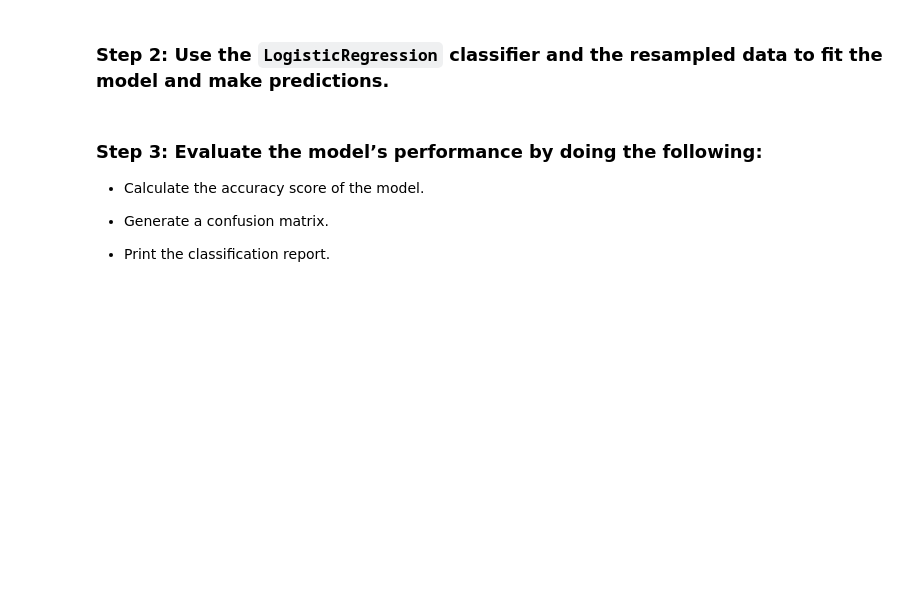
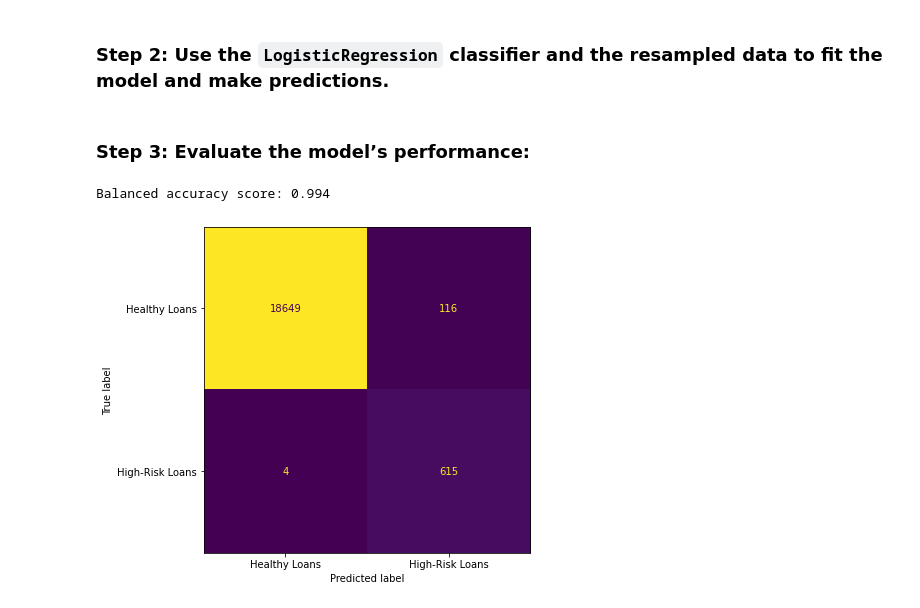
Before and after one commit to Jayplect/credit-risk-classification, a Jupyter notebook: credit_risk_classification.ipynb, the cells around one changed output. Saved outputs shown, nothing was run; the diff lists cells and outputs as text; code cells hidden in the pictures; blank space fills up the shorter version.

Commit message:
added random oversampling regression model

```diff
--- a/credit_risk_classification.ipynb
+++ b/credit_risk_classification.ipynb
@@ -217,7 +216,7 @@ from imblearn.over_sampling import RandomOverSampler
 
 # Instantiate the random oversampler model
 # # Assign a random_state parameter of 1 to the model
-# YOUR CODE HERE!
+ros = RandomOverSampler(random_state = 1)
 
 # Fit the original training data to the random_oversampler model
-# YOUR CODE HERE!
+X_ros, y_ros = ros.fit_resample(X_train, y_train)
@@ -231,23 +232,19 @@ ModuleNotFoundError: No module named 'imblearn'
 # %%
 # Instantiate the Logistic Regression model
 # Assign a random_state parameter of 1 to the model
-# YOUR CODE HERE!
+log_ros= LogisticRegression(random_state = 1)
 
 # Fit the model using the resampled training data
-# YOUR CODE HERE!
+log_ros.fit(X_ros, y_ros)
 
 # Make a prediction using the testing data
-# YOUR CODE HERE!
+log_ros_pred = log_ros.predict(X_test)
 # %% [markdown]
-### Step 3: Evaluate the model’s performance by doing the following:
-
-* Calculate the accuracy score of the model.
-
-* Generate a confusion matrix.
-
-* Print the classification report.
+### Step 3: Evaluate the model’s performance:
 # %%
 # Print the balanced_accuracy score of the model
-# YOUR CODE HERE!
+print("Balanced accuracy score: %.3f" % balanced_accuracy_score(y_test, log_ros_pred))
+# %% [output]
+Balanced accuracy score: 0.994
 # %%
 # Generate a confusion matrix for the model
@@ -255,2 +252,17 @@ ModuleNotFoundError: No module named 'imblearn'
+# %%
+# create confusion matrix from predictions
+fig, ax = plt.subplots(figsize=(8, 6))
+ConfusionMatrixDisplay.from_predictions(
+    y_test,
+    log_ros_pred,
+    ax=ax,
+    display_labels=["Healthy Loans", "High-Risk Loans"],
+    colorbar=False
+)
+
+plt.savefig("Image/cm_plot_oversampled", dpi=300)  # save the plot
+plt.show()
+# %% [output]
+[figure, added]
 # %%
 # Print the classification report for the model
```
Also changed, not shown: parts of 12 cells of this notebook.
